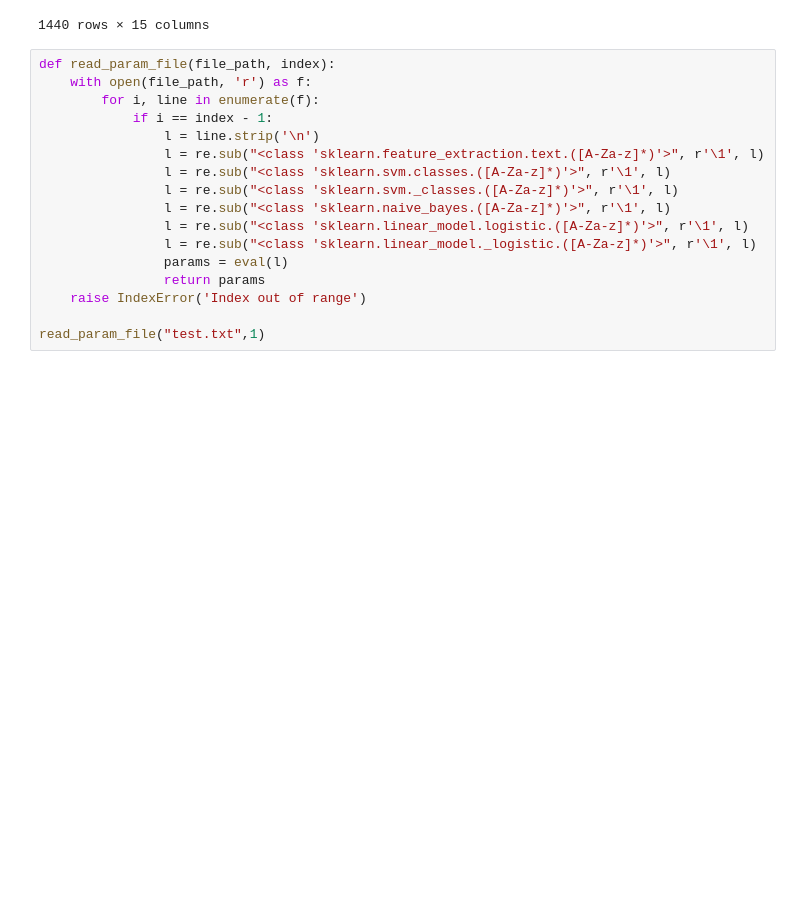
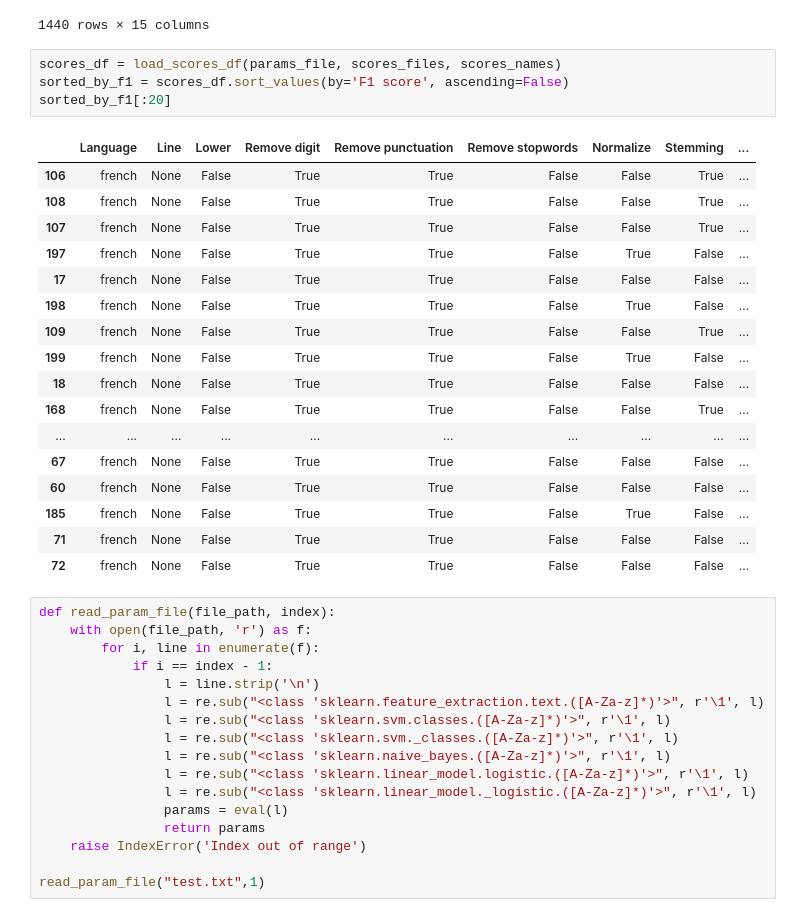
Before and after one commit to samynhl/RITAL-TMES, a Jupyter notebook: Projet TAL/Bow-Presidents.ipynb, the cells around one changed output. Cells and saved outputs as stored; diff of their text form; blank space fills up the shorter version.

```diff
--- a/Projet TAL/Bow-Presidents.ipynb
+++ b/Projet TAL/Bow-Presidents.ipynb
@@ -1522,6 +1520,28 @@ scores_df
 | 1438 | french | None | True | True | True | True | True | True | ... |
 | 1439 | french | None | True | True | True | True | True | True | ... |
 1440 rows × 15 columns
+# %%
+scores_df = load_scores_df(params_file, scores_files, scores_names)
+sorted_by_f1 = scores_df.sort_values(by='F1 score', ascending=False)
+sorted_by_f1[:20]
+# %% [output]
+|  | Language | Line | Lower | Remove digit | Remove punctuation | Remove stopwords | Normalize | Stemming | ... |
+| 106 | french | None | False | True | True | False | False | True | ... |
+| 108 | french | None | False | True | True | False | False | True | ... |
+| 107 | french | None | False | True | True | False | False | True | ... |
+| 197 | french | None | False | True | True | False | True | False | ... |
+| 17 | french | None | False | True | True | False | False | False | ... |
+| 198 | french | None | False | True | True | False | True | False | ... |
+| 109 | french | None | False | True | True | False | False | True | ... |
+| 199 | french | None | False | True | True | False | True | False | ... |
+| 18 | french | None | False | True | True | False | False | False | ... |
+| 168 | french | None | False | True | True | False | False | True | ... |
+| ... | ... | ... | ... | ... | ... | ... | ... | ... | ... |
+| 67 | french | None | False | True | True | False | False | False | ... |
+| 60 | french | None | False | True | True | False | False | False | ... |
+| 185 | french | None | False | True | True | False | True | False | ... |
+| 71 | french | None | False | True | True | False | False | False | ... |
+| 72 | french | None | False | True | True | False | False | False | ... |
 # %%
 def read_param_file(file_path, index):
     with open(file_path, 'r') as f:
```
Also changed, not shown: parts of 14 cells of this notebook, 13 other files.
